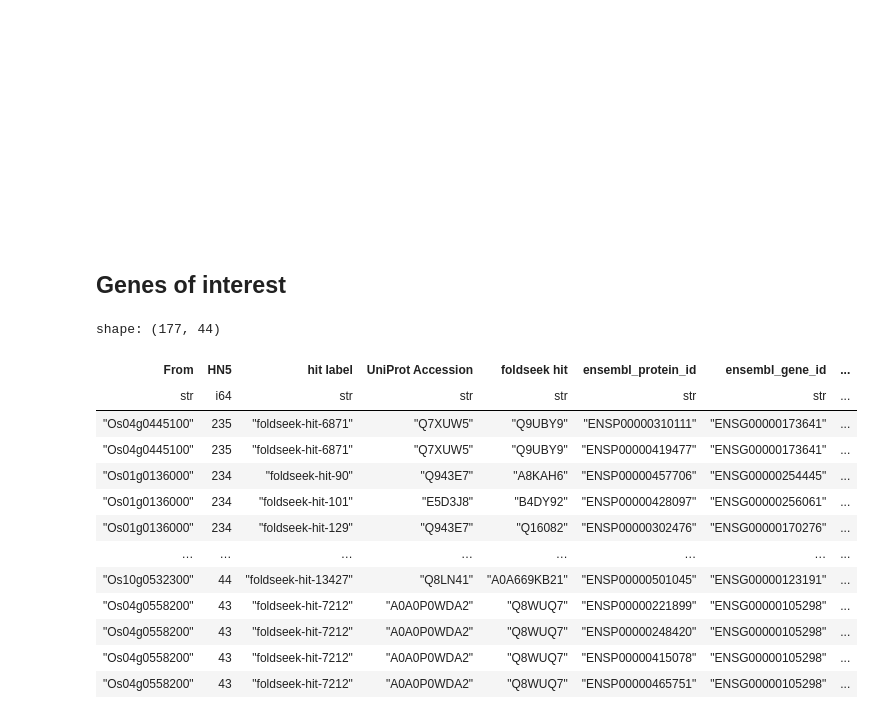
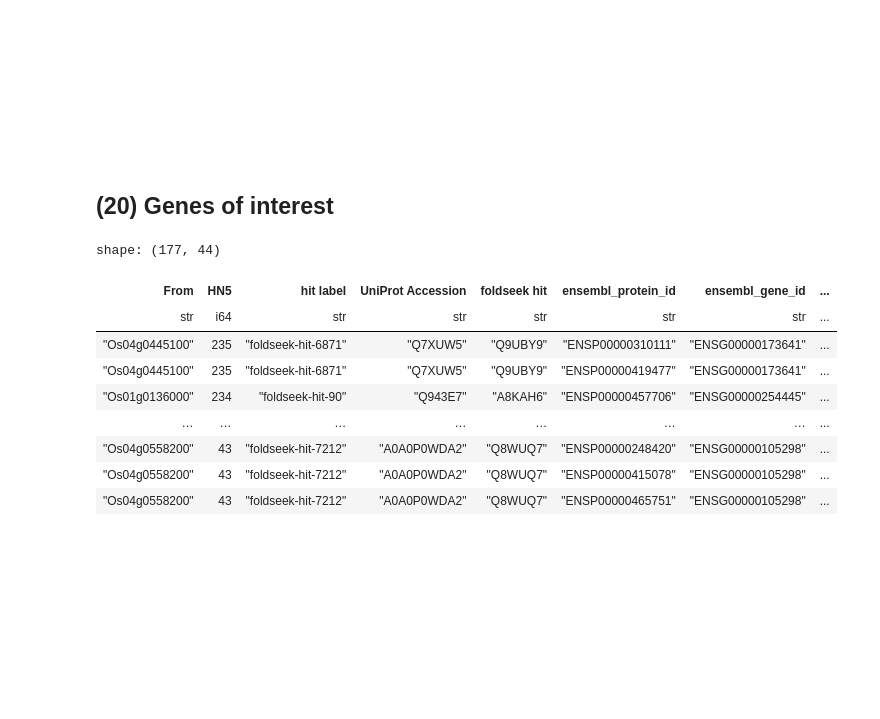
Before and after one commit to yonesora56/HS_rice_analysis, a Jupyter notebook: notebooks/13_foldseek_result_parse_2_up.ipynb, the cells around one changed output. Saved outputs shown, nothing was run; the diff lists cells and outputs as text; code cells hidden in the pictures; blank space fills up the shorter version.

```diff
--- a/notebooks/13_foldseek_result_parse_2_up.ipynb
+++ b/notebooks/13_foldseek_result_parse_2_up.ipynb
@@ -9,7 +12,7 @@ import seaborn as sns # type: ignore
 from upsetplot import UpSet, from_contents # type: ignore
 # %%
 pl.Config.set_fmt_str_lengths(25)
-pl.Config.set_tbl_rows(25)
+pl.Config.set_tbl_rows(6)
 
 VERSION = datetime.datetime.now().strftime("%y%m%d")
 print(f"Execute Date: {VERSION}")
@@ -566,17 +565,0 @@ shape: (323, 4)
-# %%
-condition1 = join_foldseek.filter(
-        (pl.col("qcov") >= 0.5) &
-        (pl.col("tcov") >= 0.5)
-    ).sort(
-        by=["From", "foldseek hit", "UniProt Accession"], # sort by From, foldseek hit, UniProt Accession
-        descending=[False, False, False]
-    )
-
-condition1_rm = condition1.filter(
-        (pl.col("qcov") < 0.5) |
-        (pl.col("tcov") < 0.5)
-    )
-
-print(condition1.group_by(["From"], maintain_order=True).n_unique())
-pl.Config.set_tbl_rows(10)
-display(condition1)
@@ -1762,47 +1652,42 @@ shape: (177, 43)
 &nbsp;
 
 &nbsp;
-# %% [markdown]
-&nbsp;
-
-&nbsp;
 # %% [markdown]
-## Genes of interest
+## (20) Genes of interest
 # %%
 hnscore_info = pl.read_csv(
     "../Data/07_extract_gene/HN5_genelist_rice_2505/HN5_genes_up_rice.tsv",
     separator="\t"
 ).select(
     "From",
     "HN5"
 )
 
 condition3_filter_4_hnscore = hnscore_info.join(
     condition3_filter_4,
     on="From",
     how="inner",
     coalesce=True,
     validate="m:m"
+).sort(
+    by=["HN5"],
+    descending=[True]
 )
 
 condition3_filter_4_hnscore.write_csv(
     "../Data/21_foldseek_result_validate_rice_up/rice_up/rice_up_condition3_filter_4_hnscore.tsv",
     separator="\t"
 )
 
 display(condition3_filter_4_hnscore)
 # %% [output]
 shape: (177, 44)
 | From | HN5 | hit label | UniProt Accession | foldseek hit | ensembl_protein_id | ensembl_gene_id | ... |
 | str | i64 | str | str | str | str | str | ... |
 | "Os04g0445100" | 235 | "foldseek-hit-6871" | "Q7XUW5" | "Q9UBY9" | "ENSP00000310111" | "ENSG00000173641" | ... |
 | "Os04g0445100" | 235 | "foldseek-hit-6871" | "Q7XUW5" | "Q9UBY9" | "ENSP00000419477" | "ENSG00000173641" | ... |
 | "Os01g0136000" | 234 | "foldseek-hit-90" | "Q943E7" | "A8KAH6" | "ENSP00000457706" | "ENSG00000254445" | ... |
-| "Os01g0136000" | 234 | "foldseek-hit-101" | "E5D3J8" | "B4DY92" | "ENSP00000428097" | "ENSG00000256061" | ... |
-| "Os01g0136000" | 234 | "foldseek-hit-129" | "Q943E7" | "Q16082" | "ENSP00000302476" | "ENSG00000170276" | ... |
 | … | … | … | … | … | … | … | ... |
-| "Os10g0532300" | 44 | "foldseek-hit-13427" | "Q8LN41" | "A0A669KB21" | "ENSP00000501045" | "ENSG00000123191" | ... |
-| "Os04g0558200" | 43 | "foldseek-hit-7212" | "A0A0P0WDA2" | "Q8WUQ7" | "ENSP00000221899" | "ENSG00000105298" | ... |
 | "Os04g0558200" | 43 | "foldseek-hit-7212" | "A0A0P0WDA2" | "Q8WUQ7" | "ENSP00000248420" | "ENSG00000105298" | ... |
 | "Os04g0558200" | 43 | "foldseek-hit-7212" | "A0A0P0WDA2" | "Q8WUQ7" | "ENSP00000415078" | "ENSG00000105298" | ... |
 | "Os04g0558200" | 43 | "foldseek-hit-7212" | "A0A0P0WDA2" | "Q8WUQ7" | "ENSP00000465751" | "ENSG00000105298" | ... |
```
Also changed, not shown: parts of 62 cells of this notebook, 3 other files.
